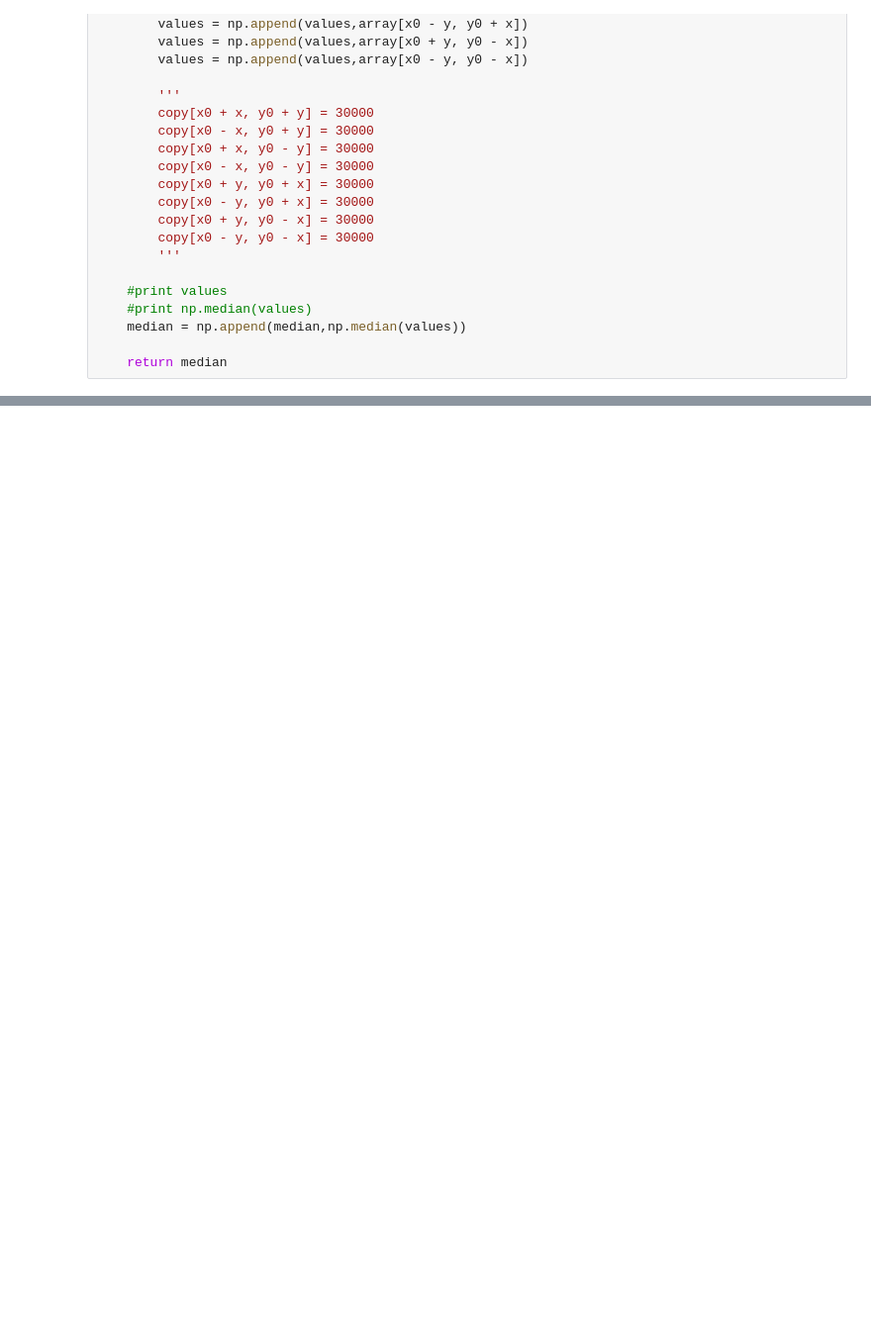
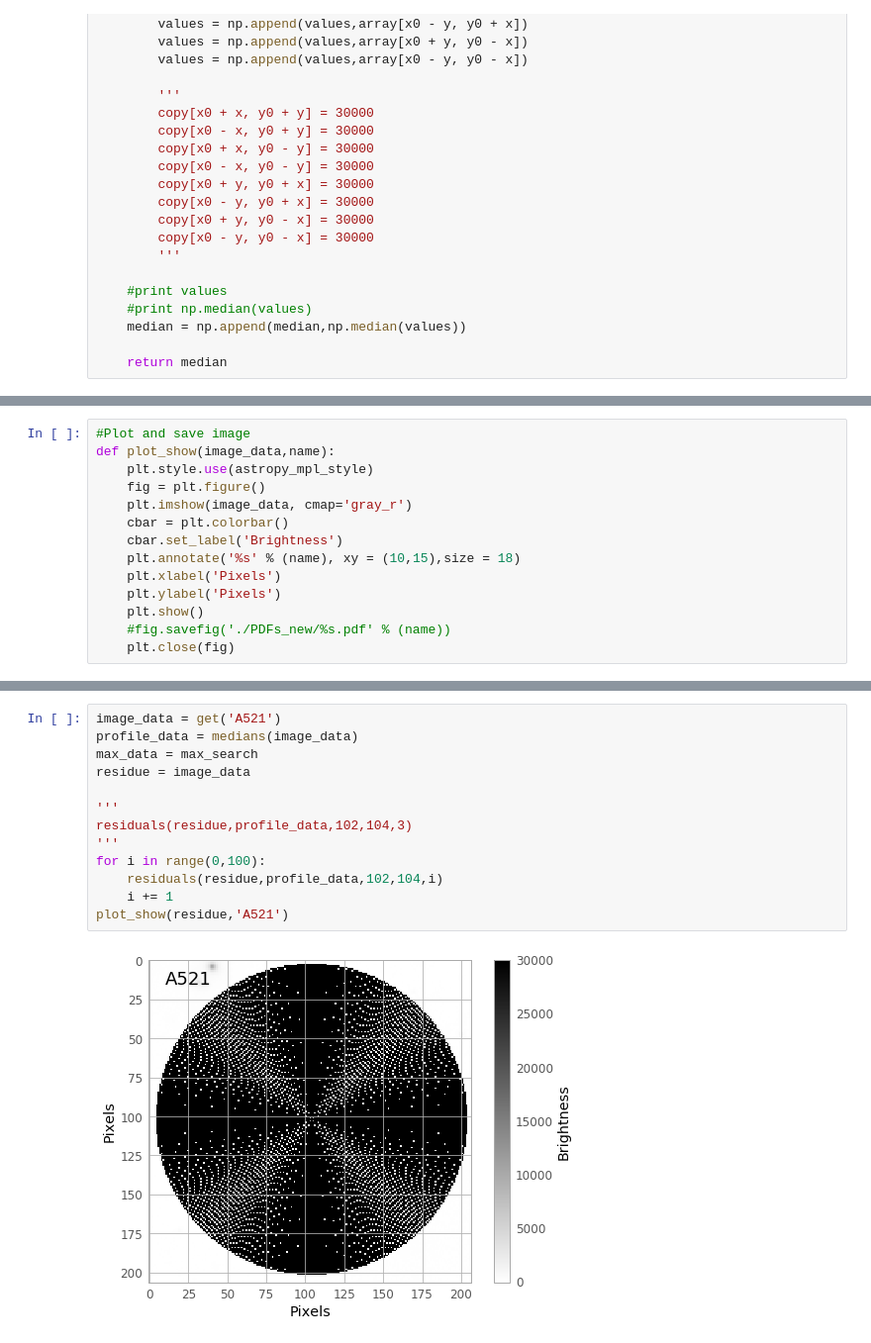
Before and after one commit to defoote/BCG_images, a Jupyter notebook: fits_image.ipynb, the cells around one changed output, grey strips where cells are left out. Shown at 99% size. Saved outputs shown, nothing was run; the diff lists cells and outputs as text; blank space fills up the shorter version.

```diff
--- a/fits_image.ipynb
+++ b/fits_image.ipynb
@@ -218,0 +228,14 @@ fig.savefig('FWHM.pdf')
+# %%
+#Plot and save image
+def plot_show(image_data,name):
+    plt.style.use(astropy_mpl_style)
+    fig = plt.figure()
+    plt.imshow(image_data, cmap='gray_r')
+    cbar = plt.colorbar()
+    cbar.set_label('Brightness')
+    plt.annotate('%s' % (name), xy = (10,15),size = 18)
+    plt.xlabel('Pixels')
+    plt.ylabel('Pixels')
+    plt.show()
+    #fig.savefig('./PDFs_new/%s.pdf' % (name))
+    plt.close(fig)
@@ -218,0 +295,15 @@ fig.savefig('FWHM.pdf')
+# %%
+image_data = get('A521')
+profile_data = medians(image_data)
+max_data = max_search
+residue = image_data
+
+'''
+residuals(residue,profile_data,102,104,3)
+'''
+for i in range(0,100):
+    residuals(residue,profile_data,102,104,i)
+    i += 1
+plot_show(residue,'A521')
+# %% [output]
+[figure, added]
```
Also changed, not shown: parts of 12 cells of this notebook, 1 other file.
